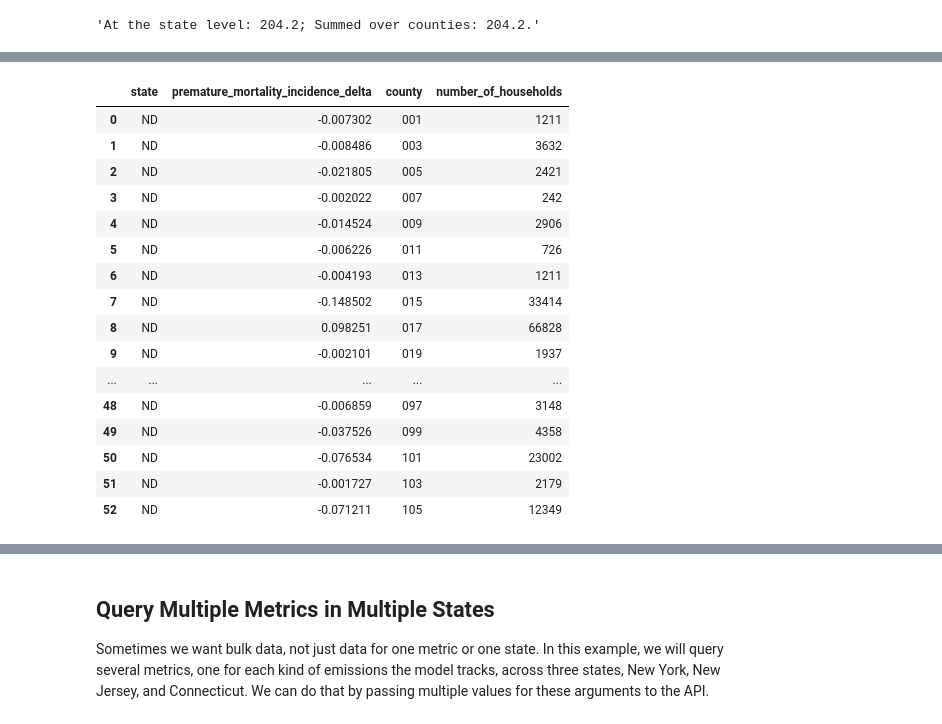
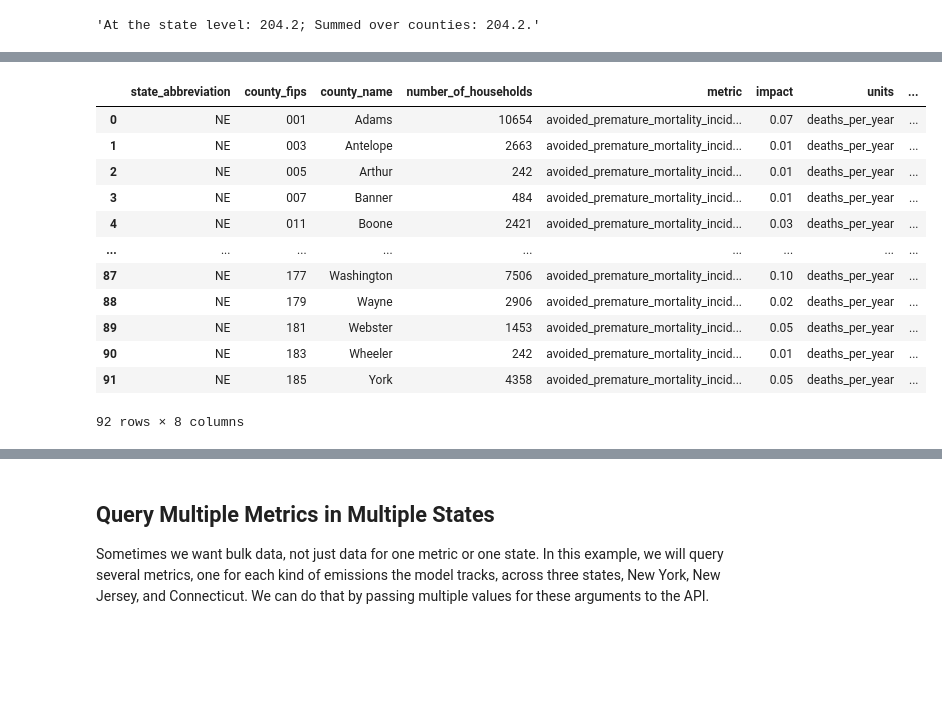
Before and after one commit to rewiringamerica/api_demos, a Jupyter notebook: notebooks/Health Impacts.ipynb, the cells around one changed output, grey strips where cells are left out. Saved outputs shown, nothing was run; the diff lists cells and outputs as text; code cells hidden in the pictures; blank space fills up the shorter version.

```diff
--- a/notebooks/Health Impacts.ipynb
+++ b/notebooks/Health Impacts.ipynb
@@ -40,9 +40,10 @@ from pathlib import Path
 # %% [markdown]
 We also need the URL of the Health Effects API.
 # %%
-URL = "https://api.rewiringamerica.org/api/v1/health-impacts/"
+# TODO: switch back to production URL after V2 is deployed
+URL = "http://127.0.0.1:8080/api/v1/health-impacts/"
 
-API_KEY = None  # Put your API key here, or better yet in the file ~/.rwapi/api_key.txt
+API_KEY = ""  # Put your API key here, or better yet in the file ~/.rwapi/api_key.txt
 # %%
 if API_KEY is None:
     api_key_path = Path.home() / ".rwapi" / "api_key.txt"
@@ -231,12 +234,12 @@ We can repeat the query we did in New Jersey for North Dakota.
 # %%
-payload_nd_counties = {
-    "metrics": ["premature_mortality_incidence_delta"],
-    "upgrade": "med_eff_hp_hers_sizing_no_setback",
-    "state": "ND",
-    "county_fips": "*"
+payload_ne_counties = {
+    "metrics": ["avoided_premature_mortality_incidence"],
+    "upgrade": ["air_source_heat_pump"],
+    "state_fips": ["31"],
+    "county_fips": ["*"]
 }
 
-response_nd_counties = requests.post(URL, json=payload_nd_counties, headers=headers)
+response_ne_counties = requests.post(URL, json=payload_ne_counties, headers=headers)
 # %% [markdown]
 ### Any Warnings?
 
@@ -269,21 +247,17 @@ to those with at least the recommended sample size of 5,000.
 # %%
-df_data_nd_counties = pd.DataFrame(response_nd_counties.json()["data"])
-df_data_nd_counties
+df_ne_counties = pd.DataFrame(response_ne_counties.json()["data"])
+df_ne_counties
 # %% [output]
-|  | state | premature_mortality_incidence_delta | county | number_of_households |
-| 0 | ND | -0.007302 | 001 | 1211 |
-| 1 | ND | -0.008486 | 003 | 3632 |
-| 2 | ND | -0.021805 | 005 | 2421 |
-| 3 | ND | -0.002022 | 007 | 242 |
-| 4 | ND | -0.014524 | 009 | 2906 |
-| 5 | ND | -0.006226 | 011 | 726 |
-| 6 | ND | -0.004193 | 013 | 1211 |
-| 7 | ND | -0.148502 | 015 | 33414 |
-| 8 | ND | 0.098251 | 017 | 66828 |
-| 9 | ND | -0.002101 | 019 | 1937 |
-| ... | ... | ... | ... | ... |
-| 48 | ND | -0.006859 | 097 | 3148 |
-| 49 | ND | -0.037526 | 099 | 4358 |
-| 50 | ND | -0.076534 | 101 | 23002 |
-| 51 | ND | -0.001727 | 103 | 2179 |
-| 52 | ND | -0.071211 | 105 | 12349 |
+|  | state_abbreviation | county_fips | county_name | number_of_households | metric | impact | units | ... |
+| 0 | NE | 001 | Adams | 10654 | avoided_premature_mortality_incid... | 0.07 | deaths_per_year | ... |
+| 1 | NE | 003 | Antelope | 2663 | avoided_premature_mortality_incid... | 0.01 | deaths_per_year | ... |
+| 2 | NE | 005 | Arthur | 242 | avoided_premature_mortality_incid... | 0.01 | deaths_per_year | ... |
+| 3 | NE | 007 | Banner | 484 | avoided_premature_mortality_incid... | 0.01 | deaths_per_year | ... |
+| 4 | NE | 011 | Boone | 2421 | avoided_premature_mortality_incid... | 0.03 | deaths_per_year | ... |
+| ... | ... | ... | ... | ... | ... | ... | ... | ... |
+| 87 | NE | 177 | Washington | 7506 | avoided_premature_mortality_incid... | 0.10 | deaths_per_year | ... |
+| 88 | NE | 179 | Wayne | 2906 | avoided_premature_mortality_incid... | 0.02 | deaths_per_year | ... |
+| 89 | NE | 181 | Webster | 1453 | avoided_premature_mortality_incid... | 0.05 | deaths_per_year | ... |
+| 90 | NE | 183 | Wheeler | 242 | avoided_premature_mortality_incid... | 0.01 | deaths_per_year | ... |
+| 91 | NE | 185 | York | 4358 | avoided_premature_mortality_incid... | 0.05 | deaths_per_year | ... |
+92 rows × 8 columns
```
Also changed, not shown: parts of 30 cells of this notebook, 1 other file.
